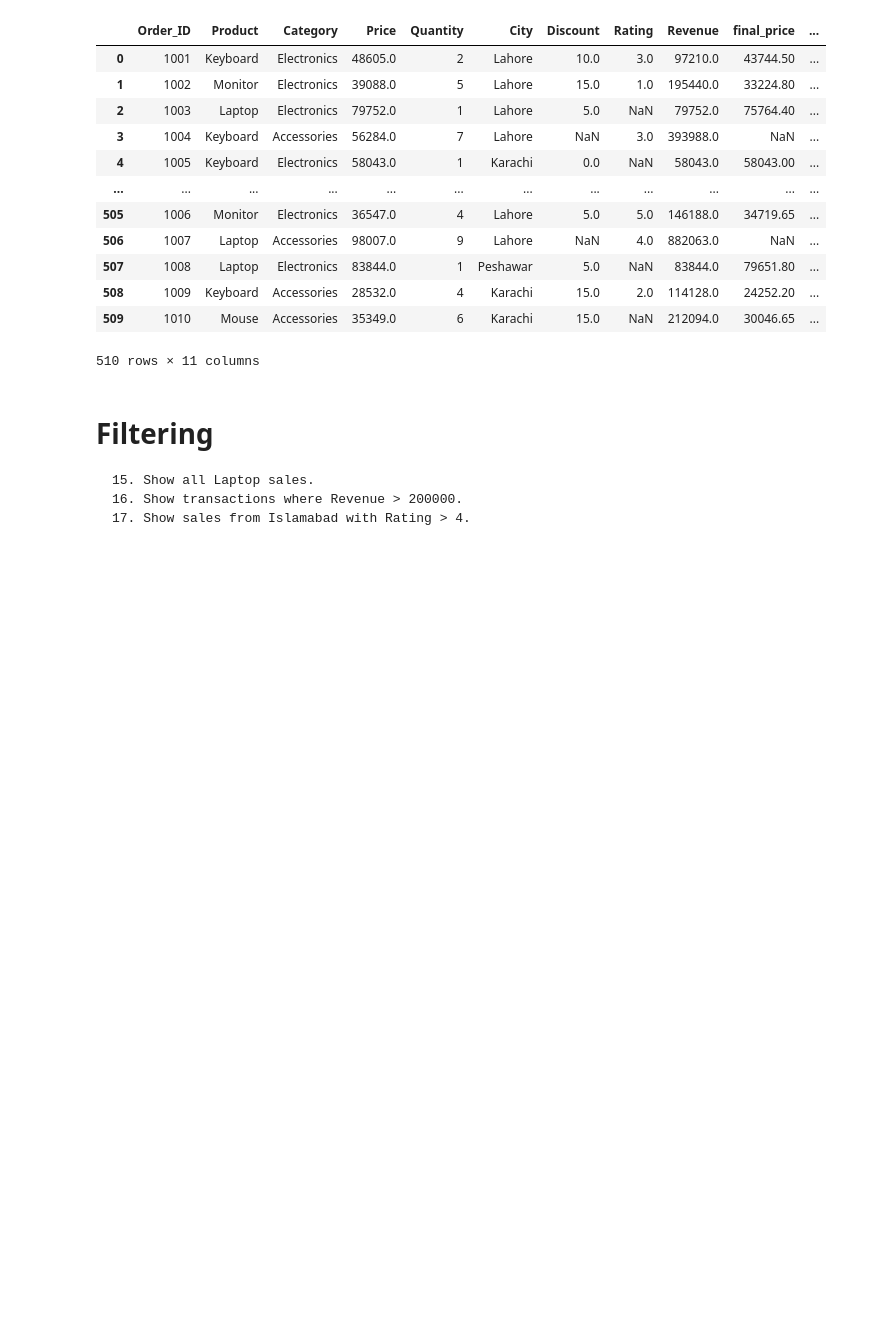
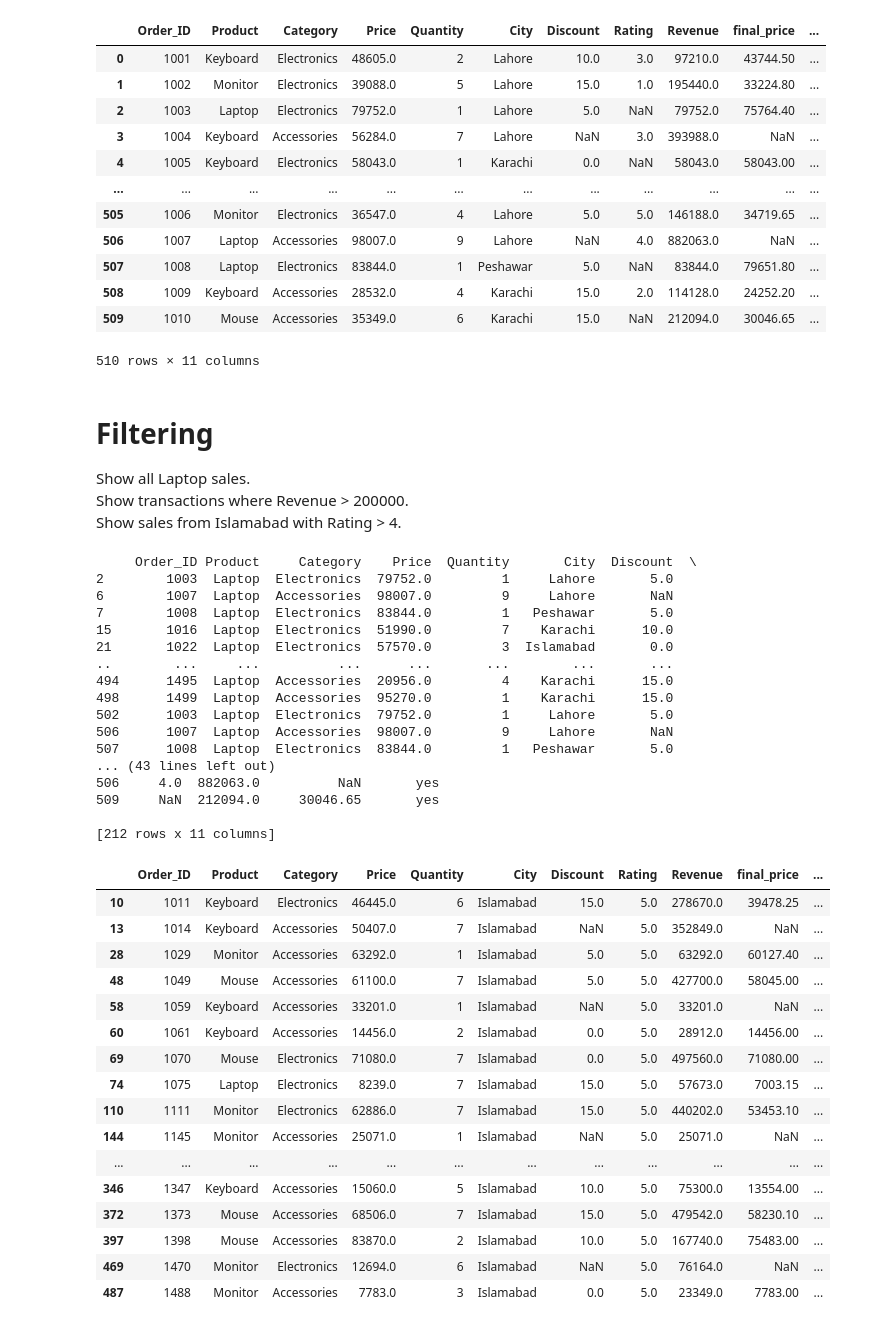
Before and after one commit to Engr-Jawad/pandas_laibrary, a Jupyter notebook: problem5.ipynb, the cells around one changed output. Saved outputs shown, nothing was run; the diff lists cells and outputs as text; code cells hidden in the pictures; blank space fills up the shorter version.

```diff
--- a/problem5.ipynb
+++ b/problem5.ipynb
@@ -170,6 +170,48 @@ df
 510 rows × 11 columns
 # %% [markdown]
 # Filtering
-    15. Show all Laptop sales.
-    16. Show transactions where Revenue > 200000.
-    17. Show sales from Islamabad with Rating > 4.
+Show all Laptop sales.<br>
+Show transactions where Revenue > 200000.<br>
+Show sales from Islamabad with Rating > 4.
+# %%
+laptop_sale = df[df["Product"] == "Laptop"]
+print(laptop_sale,"\n\n")
+print("\n\n")
+revenue_transication = df[df["Revenue"] > 200000]
+print(revenue_transication)
+df[(df["City"] == "Islamabad") & (df["Rating"] > 4)]
+# %% [output]
+     Order_ID Product     Category    Price  Quantity       City  Discount  \
+2        1003  Laptop  Electronics  79752.0         1     Lahore       5.0
+6        1007  Laptop  Accessories  98007.0         9     Lahore       NaN
+7        1008  Laptop  Electronics  83844.0         1   Peshawar       5.0
+15       1016  Laptop  Electronics  51990.0         7    Karachi      10.0
+21       1022  Laptop  Electronics  57570.0         3  Islamabad       0.0
+..        ...     ...          ...      ...       ...        ...       ...
+494      1495  Laptop  Accessories  20956.0         4    Karachi      15.0
+498      1499  Laptop  Accessories  95270.0         1    Karachi      15.0
+502      1003  Laptop  Electronics  79752.0         1     Lahore       5.0
+506      1007  Laptop  Accessories  98007.0         9     Lahore       NaN
+507      1008  Laptop  Electronics  83844.0         1   Peshawar       5.0
+... (43 lines left out)
+506     4.0  882063.0          NaN       yes
+509     NaN  212094.0     30046.65       yes
+
+[212 rows x 11 columns]
+|  | Order_ID | Product | Category | Price | Quantity | City | Discount | Rating | Revenue | final_price | ... |
+| 10 | 1011 | Keyboard | Electronics | 46445.0 | 6 | Islamabad | 15.0 | 5.0 | 278670.0 | 39478.25 | ... |
+| 13 | 1014 | Keyboard | Accessories | 50407.0 | 7 | Islamabad | NaN | 5.0 | 352849.0 | NaN | ... |
+| 28 | 1029 | Monitor | Accessories | 63292.0 | 1 | Islamabad | 5.0 | 5.0 | 63292.0 | 60127.40 | ... |
+| 48 | 1049 | Mouse | Accessories | 61100.0 | 7 | Islamabad | 5.0 | 5.0 | 427700.0 | 58045.00 | ... |
+| 58 | 1059 | Keyboard | Accessories | 33201.0 | 1 | Islamabad | NaN | 5.0 | 33201.0 | NaN | ... |
+| 60 | 1061 | Keyboard | Accessories | 14456.0 | 2 | Islamabad | 0.0 | 5.0 | 28912.0 | 14456.00 | ... |
+| 69 | 1070 | Mouse | Electronics | 71080.0 | 7 | Islamabad | 0.0 | 5.0 | 497560.0 | 71080.00 | ... |
+| 74 | 1075 | Laptop | Electronics | 8239.0 | 7 | Islamabad | 15.0 | 5.0 | 57673.0 | 7003.15 | ... |
+| 110 | 1111 | Monitor | Electronics | 62886.0 | 7 | Islamabad | 15.0 | 5.0 | 440202.0 | 53453.10 | ... |
+| 144 | 1145 | Monitor | Accessories | 25071.0 | 1 | Islamabad | NaN | 5.0 | 25071.0 | NaN | ... |
+| ... | ... | ... | ... | ... | ... | ... | ... | ... | ... | ... | ... |
+| 346 | 1347 | Keyboard | Accessories | 15060.0 | 5 | Islamabad | 10.0 | 5.0 | 75300.0 | 13554.00 | ... |
+| 372 | 1373 | Mouse | Accessories | 68506.0 | 7 | Islamabad | 15.0 | 5.0 | 479542.0 | 58230.10 | ... |
+| 397 | 1398 | Mouse | Accessories | 83870.0 | 2 | Islamabad | 10.0 | 5.0 | 167740.0 | 75483.00 | ... |
+| 469 | 1470 | Monitor | Electronics | 12694.0 | 6 | Islamabad | NaN | 5.0 | 76164.0 | NaN | ... |
+| 487 | 1488 | Monitor | Accessories | 7783.0 | 3 | Islamabad | 0.0 | 5.0 | 23349.0 | 7783.00 | ... |
```
